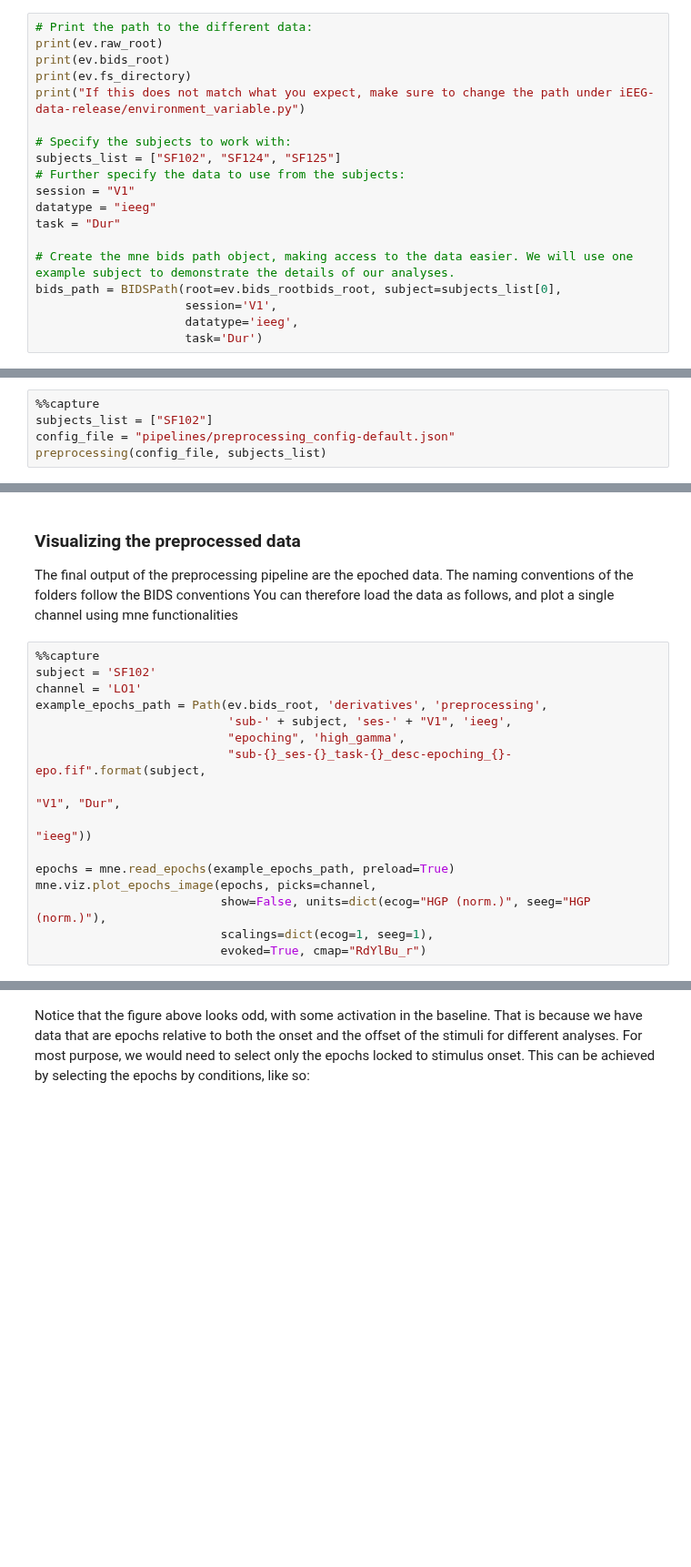
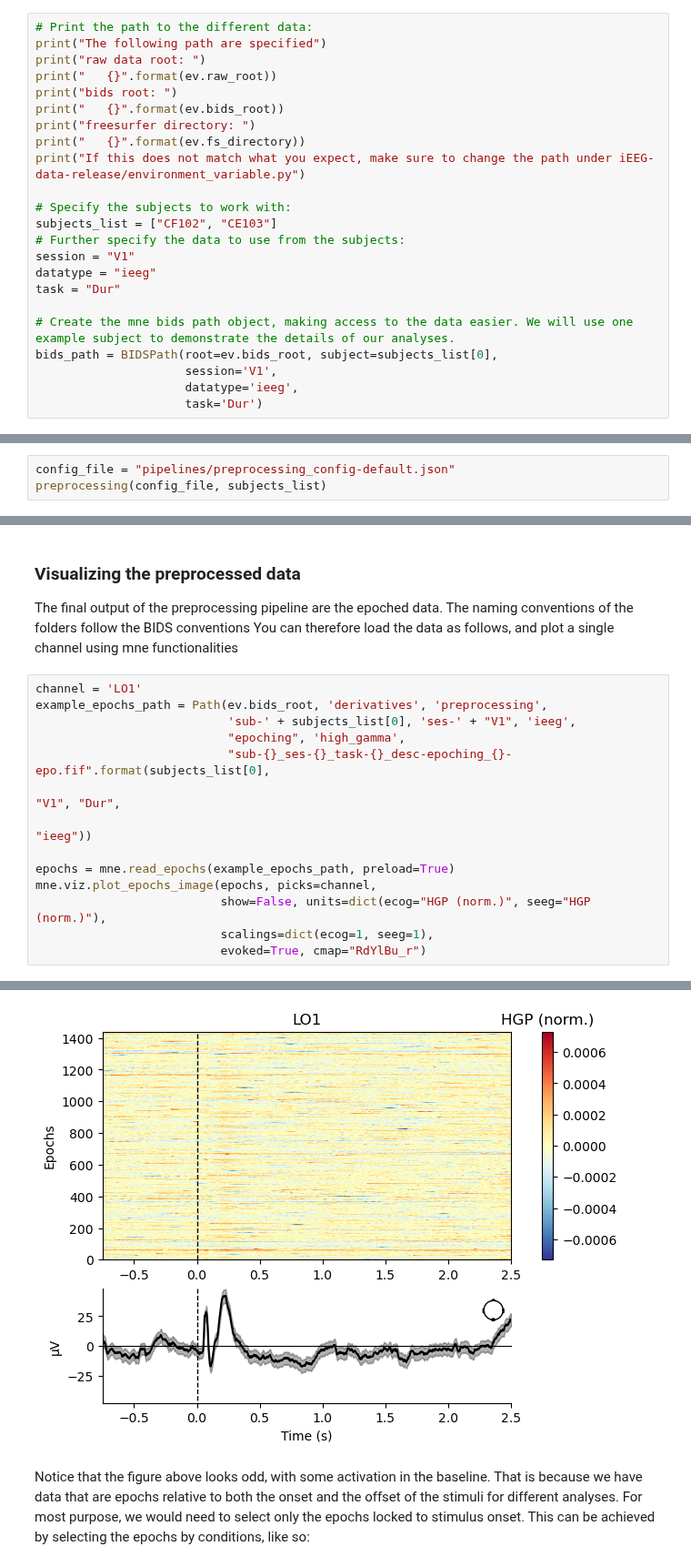
Before and after one commit to Cogitate-consortium/iEEG-data-release, a Jupyter notebook: ieeg-data-release.ipynb, the cells around one changed output, grey strips where cells are left out. Shown at 91% size. Drawn from its saved outputs; the diff is of its cells as text; blank space fills up the shorter version.

```diff
--- a/ieeg-data-release.ipynb
+++ b/ieeg-data-release.ipynb
@@ -53,20 +53,24 @@ mne.datasets.fetch_fsaverage(subjects_dir=fs_average_dir, verbose=True)  # downl
 The first step is to specify the data that we will be working with, as well as the place to store them on the local machine. All path are specified under environment_variable.py. Make sure to edit this file to match your computer. For the purpose of this notebook, we will download the data of the first of the COGITATE for a couple of subjects.
 # %%
 # Print the path to the different data:
-print(ev.raw_root)
-print(ev.bids_root)
-print(ev.fs_directory)
+print("The following path are specified")
+print("raw data root: ")
+print("   {}".format(ev.raw_root))
+print("bids root: ")
+print("   {}".format(ev.bids_root))
+print("freesurfer directory: ")
+print("   {}".format(ev.fs_directory))
 print("If this does not match what you expect, make sure to change the path under iEEG-data-release/environment_variable.py")
 
 # Specify the subjects to work with:
-subjects_list = ["SF102", "SF124", "SF125"]
+subjects_list = ["CF102", "CE103"]
 # Further specify the data to use from the subjects:
 session = "V1"
 datatype = "ieeg"
 task = "Dur"
 
 # Create the mne bids path object, making access to the data easier. We will use one example subject to demonstrate the details of our analyses.
-bids_path = BIDSPath(root=ev.bids_rootbids_root, subject=subjects_list[0],
+bids_path = BIDSPath(root=ev.bids_root, subject=subjects_list[0],
                      session='V1',
                      datatype='ieeg',
                      task='Dur')
@@ -120,7 +131,5 @@ the specification of this paper. The pipeline is highly configurable and can be
 different order of steps and so on. If you wish to change the pipeline, we recommand you create a copy of the existing one
 and rename it according to your needs.
 # %%
-%%capture
-subjects_list = ["SF102"]
 config_file = "pipelines/preprocessing_config-default.json"
 preprocessing(config_file, subjects_list)
@@ -129,13 +207,11 @@ preprocessing(config_file, subjects_list)
 The final output of the preprocessing pipeline are the epoched data. The naming conventions of the folders follow the BIDS conventions
 You can therefore load the data as follows, and plot a single channel using mne functionalities
 # %%
-%%capture
-subject = 'SF102'
 channel = 'LO1'
 example_epochs_path = Path(ev.bids_root, 'derivatives', 'preprocessing',
-                           'sub-' + subject, 'ses-' + "V1", 'ieeg',
+                           'sub-' + subjects_list[0], 'ses-' + "V1", 'ieeg',
                            "epoching", 'high_gamma',
-                           "sub-{}_ses-{}_task-{}_desc-epoching_{}-epo.fif".format(subject,
+                           "sub-{}_ses-{}_task-{}_desc-epoching_{}-epo.fif".format(subjects_list[0],
                                                                                    "V1", "Dur",
                                                                                    "ieeg"))
 
@@ -144,3 +220,4 @@ mne.viz.plot_epochs_image(epochs, picks=channel,
                           show=False, units=dict(ecog="HGP (norm.)", seeg="HGP (norm.)"),
                           scalings=dict(ecog=1, seeg=1),
                           evoked=True, cmap="RdYlBu_r")
+# %% [output]
@@ -147,3 +237,4 @@ mne.viz.plot_epochs_image(epochs, picks=channel,
+[figure, added]
 # %% [markdown]
 Notice that the figure above looks odd, with some activation in the baseline. That is because we have data that are epochs relative to both the onset and the offset of the stimuli for different analyses. For most purpose, we would need to select only the epochs locked to stimulus onset. This can be achieved by selecting the epochs by conditions, like so:
 # %%
```
Also changed, not shown: parts of 13 cells of this notebook.
